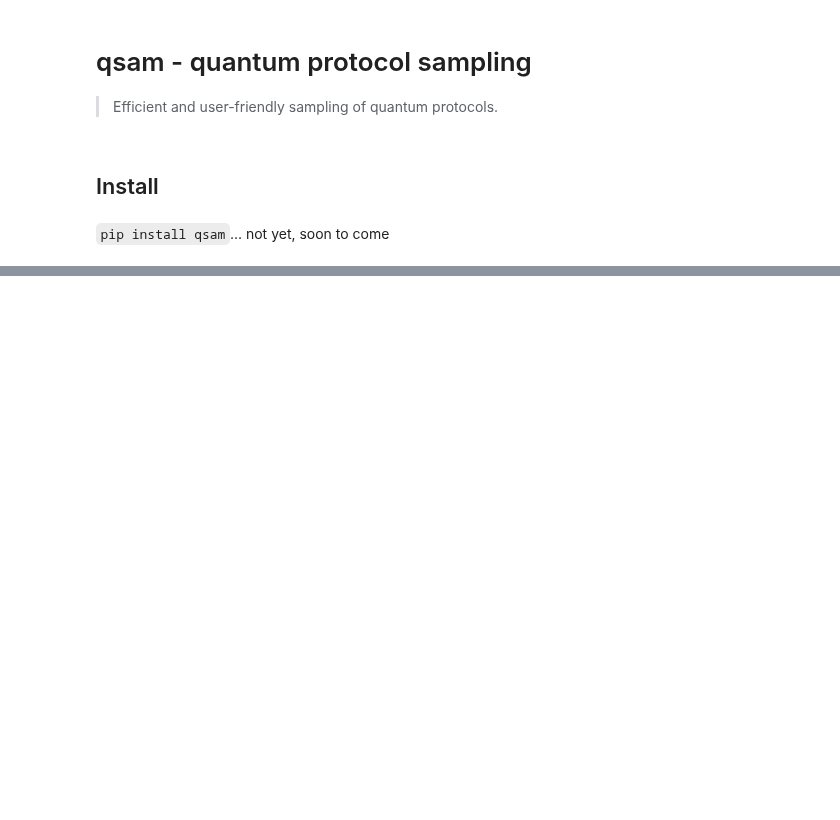
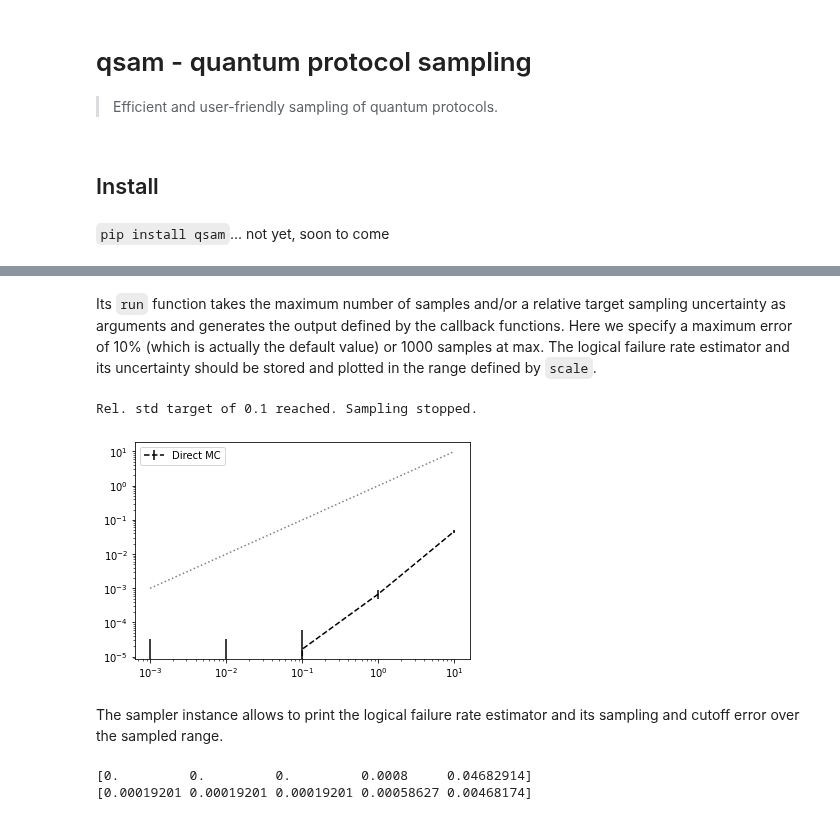
Before and after one commit to dpwinter/qsample, a Jupyter notebook: index.ipynb, the cells around one changed output, grey strips where cells are left out. Saved outputs shown, nothing was run; the diff lists cells and outputs as text; code cells hidden in the pictures; blank space fills up the shorter version.

```diff
--- a/index.ipynb
+++ b/index.ipynb
@@ -96,0 +97,3 @@ plt.legend();
+# %%
+err_params = {'p': 0.01}
+scale = np.logspace(-3,1,5)
@@ -96,0 +102,25 @@ plt.legend();
+# %%
+#slow
+
+from qsam.simulators.chp import ChpSimulator
+from qsam.samplers.protocol_samplers import Sampler
+
+mc_sam = Sampler(g, ChpSimulator)
+
+mc_sam.setup(scale, err_params)
+# %% [markdown]
+Its `run` function takes the maximum number of samples and/or a relative target sampling uncertainty as arguments and generates the output defined by the callback functions. Here we specify a maximum error of 10% (which is actually the default value) or 1000 samples at max. The logical failure rate estimator and its uncertainty should be stored and plotted in the range defined by `scale`.
+# %%
+#slow
+
+import qsam.samplers.callbacks as cb
+
+callbacks = [
+    cb.RelStdTarget(target=0.1),
+    cb.PlotStats(scale)
+]
+
+mc_sam.run(n_samples=50000, callbacks=callbacks)
+# %% [output]
+Rel. std target of 0.1 reached. Sampling stopped.
+[figure, added]
@@ -96,0 +129,10 @@ plt.legend();
+# %% [markdown]
+The sampler instance allows to print the logical failure rate estimator and its sampling and cutoff error over the sampled range.
+# %%
+#slow
+p_L, std, delta = mc_sam.stats()
+print(p_L)
+print(std)
+# %% [output]
+[0.         0.         0.         0.0008     0.04682914]
+[0.00019201 0.00019201 0.00019201 0.00058627 0.00468174]
```
Also changed, not shown: parts of 65 cells of this notebook, 20 other files.
